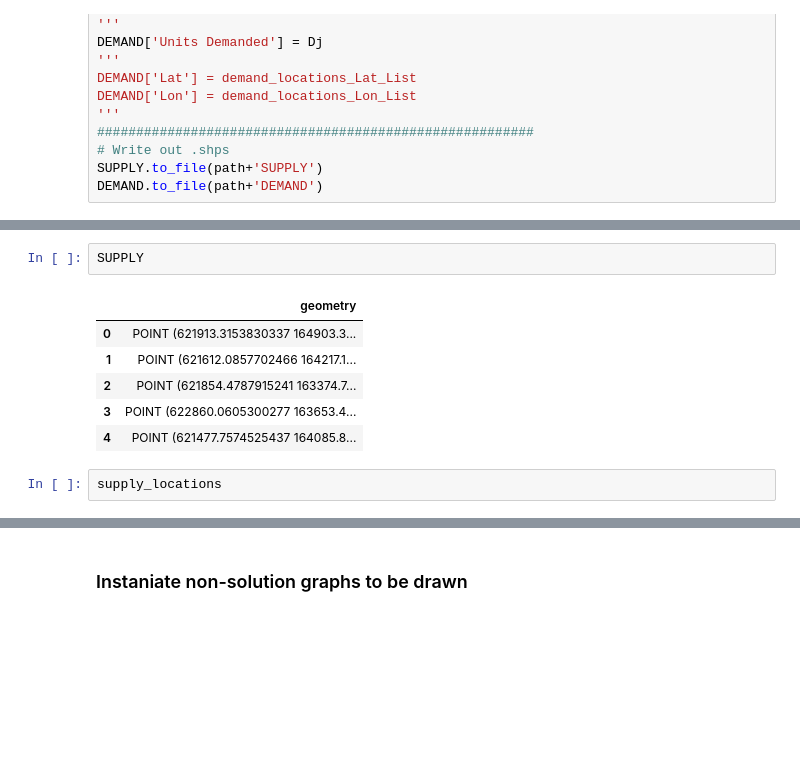
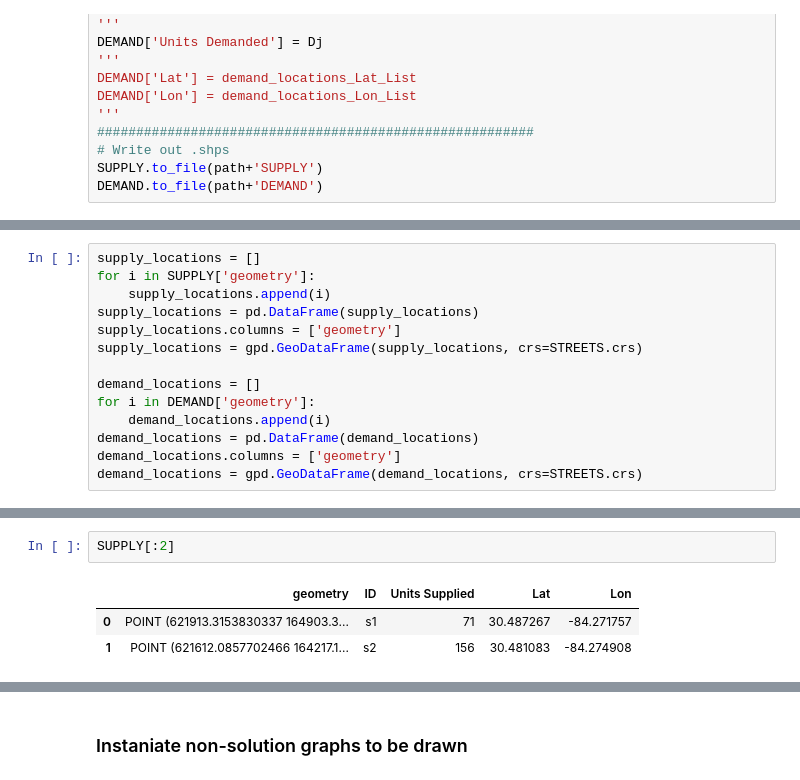
Before and after one commit to jGaboardi/Transport, a Jupyter notebook: Transportation_Simplex_Gurobi.ipynb, the cells around one changed output, grey strips where cells are left out. Cells and saved outputs as stored; diff of their text form; blank space fills up the shorter version.

```diff
--- a/Transportation_Simplex_Gurobi.ipynb
+++ b/Transportation_Simplex_Gurobi.ipynb
@@ -276,0 +277,14 @@ DEMAND.to_file(path+'DEMAND')
+# %%
+supply_locations = []
+for i in SUPPLY['geometry']:
+    supply_locations.append(i)
+supply_locations = pd.DataFrame(supply_locations)
+supply_locations.columns = ['geometry']
+supply_locations = gpd.GeoDataFrame(supply_locations, crs=STREETS.crs)
+
+demand_locations = []
+for i in DEMAND['geometry']:
+    demand_locations.append(i)
+demand_locations = pd.DataFrame(demand_locations)
+demand_locations.columns = ['geometry']
+demand_locations = gpd.GeoDataFrame(demand_locations, crs=STREETS.crs)
@@ -277,11 +341,6 @@ DEMAND.to_file(path+'DEMAND')
 # %%
-SUPPLY
+SUPPLY[:2]
 # %% [output]
-|  | geometry |
-| 0 | POINT (621913.3153830337 164903.3... |
-| 1 | POINT (621612.0857702466 164217.1... |
-| 2 | POINT (621854.4787915241 163374.7... |
-| 3 | POINT (622860.0605300277 163653.4... |
-| 4 | POINT (621477.7574525437 164085.8... |
+|  | geometry | ID | Units Supplied | Lat | Lon |
+| 0 | POINT (621913.3153830337 164903.3... | s1 | 71 | 30.487267 | -84.271757 |
+| 1 | POINT (621612.0857702466 164217.1... | s2 | 156 | 30.481083 | -84.274908 |
-# %%
-supply_locations
```
Also changed, not shown: parts of 13 cells of this notebook, 12 other files.
